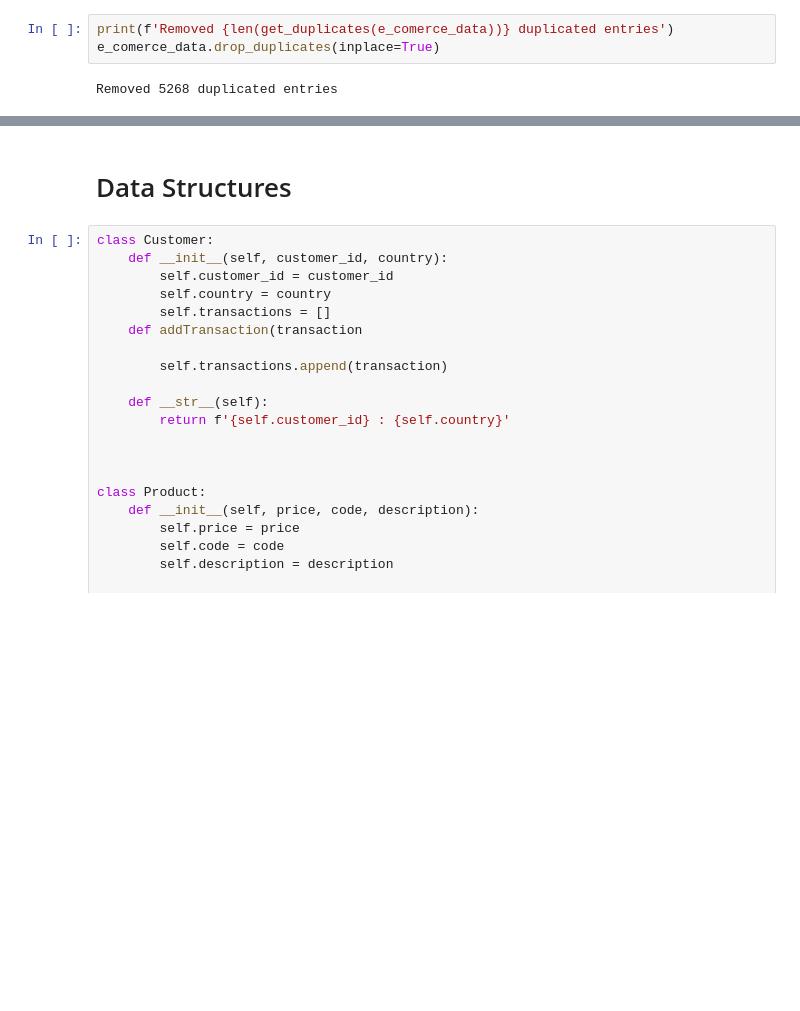
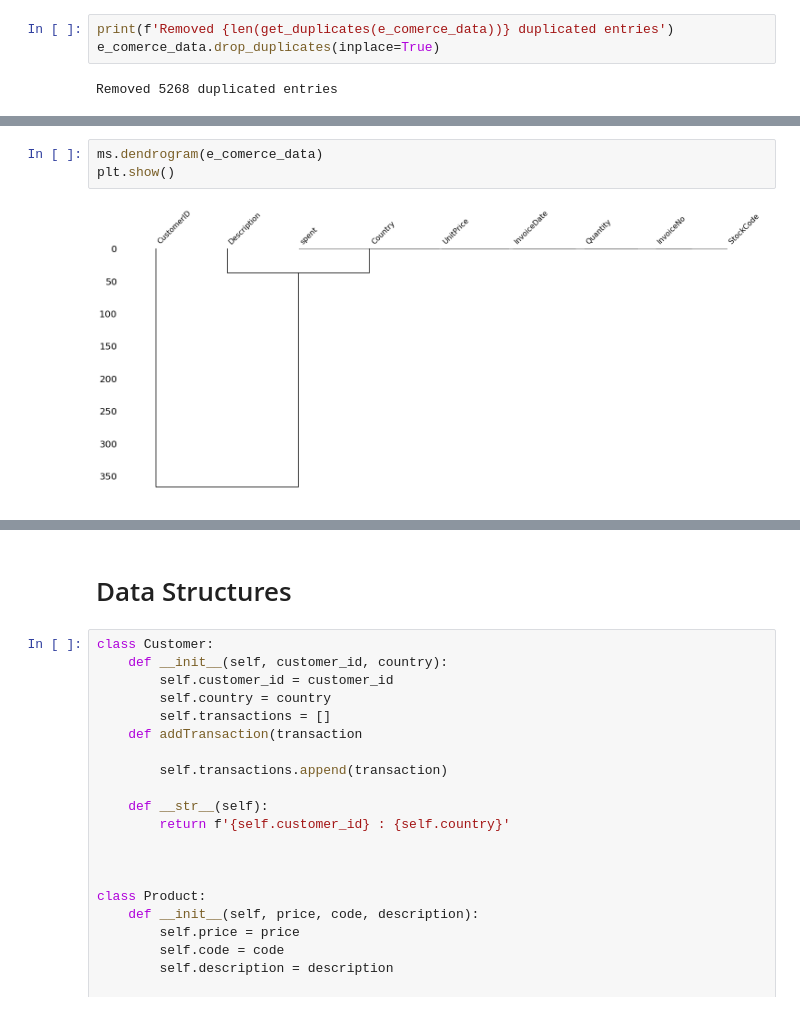
Before and after one commit to Mazzanicolas/customer-segmentation, a Jupyter notebook: CustomerSegmentation.ipynb, the cells around one changed output, grey strips where cells are left out. Saved outputs shown, nothing was run; the diff lists cells and outputs as text; blank space fills up the shorter version.

```diff
--- a/CustomerSegmentation.ipynb
+++ b/CustomerSegmentation.ipynb
@@ -63,0 +105,5 @@ Removed 5268 duplicated entries
+# %%
+ms.dendrogram(e_comerce_data)
+plt.show()
+# %% [output]
+[figure, added]
```
Also changed, not shown: parts of 13 cells of this notebook.
